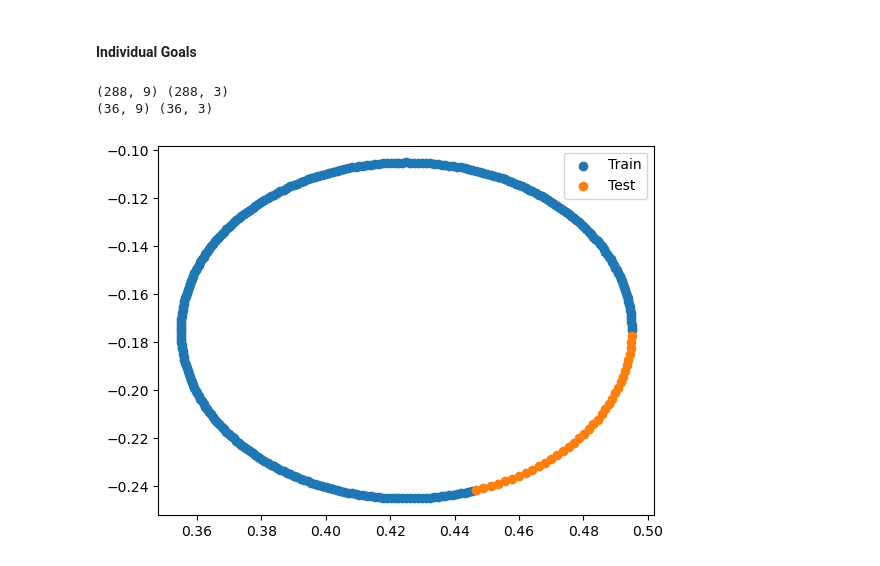
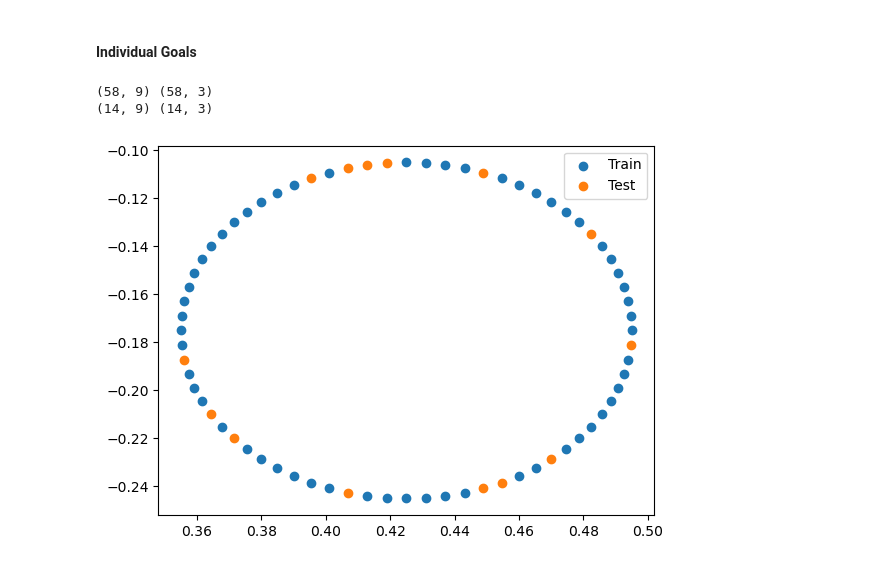
Before and after one commit to arash-mehrabi-z/dnfc-torobo, a Jupyter notebook: feedback_controller/fbc/neural_network/data.ipynb, the cells around one changed output. Saved outputs shown, nothing was run; the diff lists cells and outputs as text; code cells hidden in the pictures.

Commit message:
Create scarce dataset

```diff
--- a/feedback_controller/fbc/neural_network/data.ipynb
+++ b/feedback_controller/fbc/neural_network/data.ipynb
@@ -77,9 +100,11 @@ array([[[ 0.        ,  0.        ,  0.        ,  0.        ,
+# %%
+trajectories = scarce_trajectories
 # %% [markdown]
 Split data
 # %%
-def split_data(data, split_ratio):
+def split_data_interp(data, split_ratio):
     n_total = data.shape[0]
-    n_train = int(n_total * split_ratio) #+ 1 # Number of samples in the first split
+    n_train = int(n_total * split_ratio) + 1 # Number of samples in the first split
 
     # Generate a shuffled index array
     indices = np.random.permutation(n_total)
@@ -116,10 +141,10 @@ def save_file(array, path):
     with open(path, 'wb') as f:
         np.save(f, array)
 # %%
-# ratio = 0.5
-# train_data, test_data = split_data(trajectories, ratio)
+ratio = 0.8
+train_data, test_data = split_data_interp(trajectories, ratio)
 # train_data, test_data = split_data_portion(trajectories, ratio)
-train_data, test_data = split_data_even(trajectories)
+# train_data, test_data = split_data_even(trajectories)
 
 # Check the shapes
 print("Train data shape:", train_data.shape)
@@ -167,5 +191,5 @@ trajectories.shape (288, 299, 35)
 # %%
-# trajectories_train = train_data
+trajectories_train = train_data
 trajectories_test = test_data
 # %%
 coords_train = trajectories_train[:, 0, 15:24]
@@ -299,17 +323,17 @@ def visualize_test_train(goal_train, goal_test, file_path):
 # %%
 goal_1_train = coords_train[:, :3]
 goal_1_test = coords_test[:, :3]
 print(coords_train.shape, goal_1_train.shape)
 print(coords_test.shape, goal_1_test.shape)
 
-dir_path = os.path.join(ds_root_dir, "analysis")
+dir_path = os.path.join(ds_root_dir, "analysis_interp")
 file_path = os.path.join(dir_path, "goal_1.png")
 
 visualize_test_train(goal_1_train, goal_1_test, file_path)
 # %% [output]
-(288, 9) (288, 3)
-(36, 9) (36, 3)
+(58, 9) (58, 3)
+(14, 9) (14, 3)
-[figure, old version]
+[figure, new version]
 # %%
 goal_1_train = coords_train[:, 3:6]
 goal_1_test = coords_test[:, 3:6]
```
Also changed, not shown: parts of 17 cells of this notebook.
